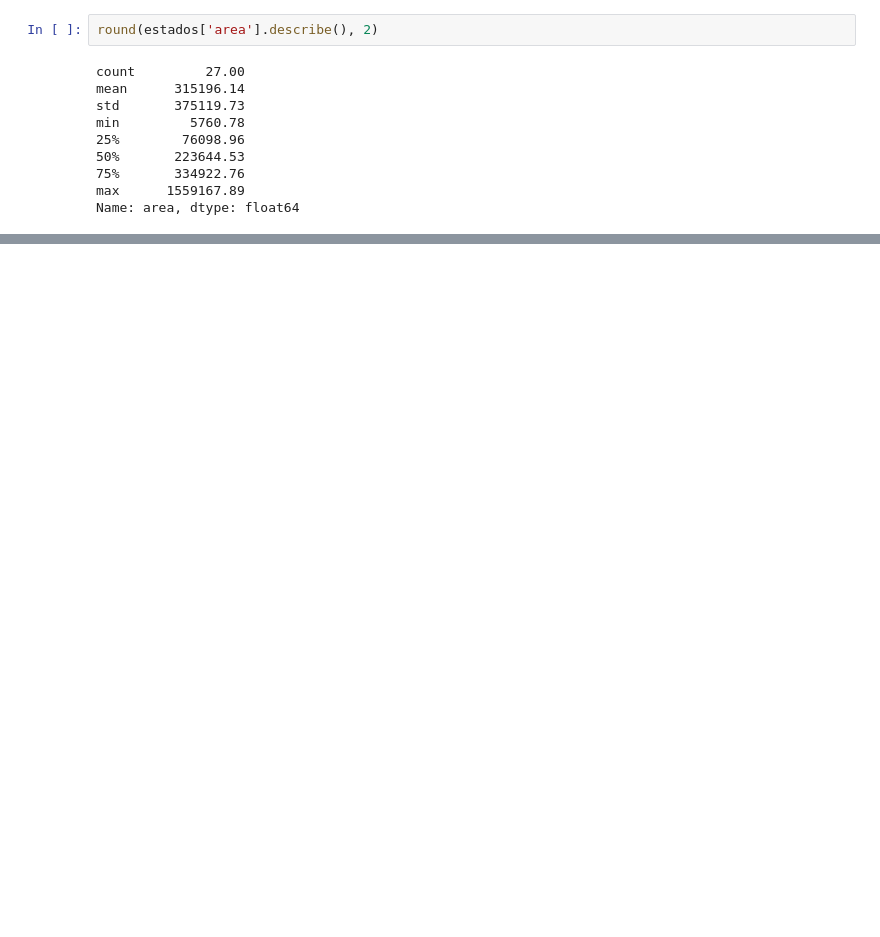
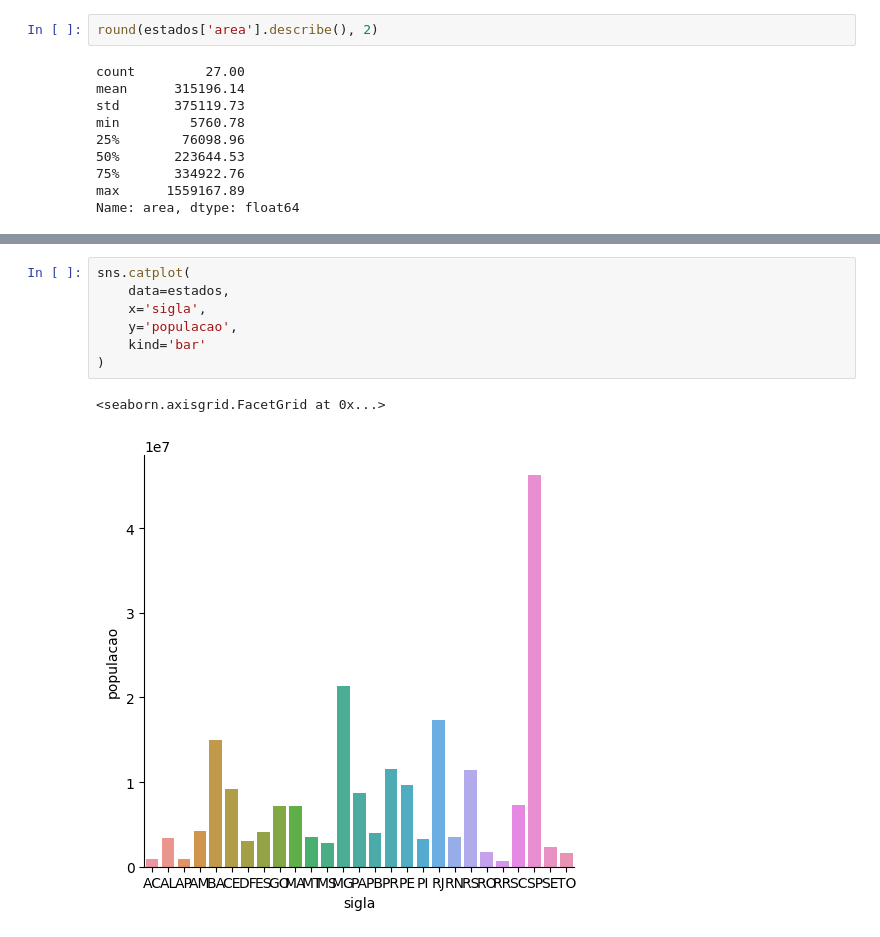
Before and after one commit to Welliton18/GCI2023, a Jupyter notebook: Aula03.ipynb, the cells around one changed output, grey strips where cells are left out. Drawn from its saved outputs; the diff is of its cells as text; blank space fills up the shorter version.

```diff
--- a/Aula03.ipynb
+++ b/Aula03.ipynb
@@ -37,0 +77,10 @@ Name: area, dtype: float64
+# %%
+sns.catplot(
+    data=estados,
+    x='sigla',
+    y='populacao',
+    kind='bar'
+)
+# %% [output]
+<seaborn.axisgrid.FacetGrid at 0x...>
+[figure, added]
```
Also changed, not shown: parts of 9 cells of this notebook, 1 other file.
